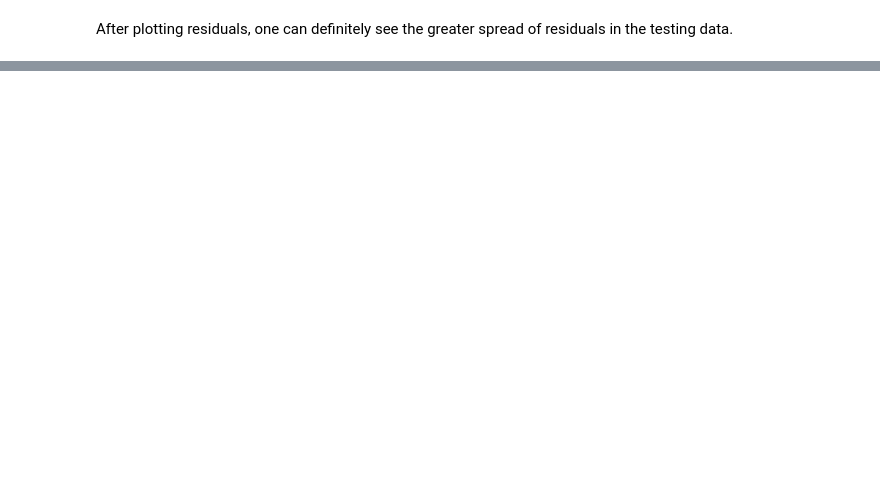
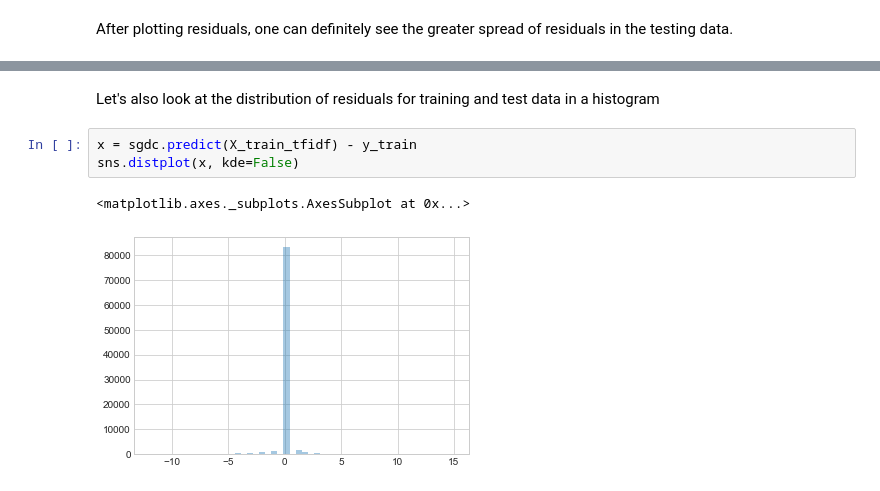
Before and after one commit to tcbrekke/bootcamp-final-project, a Jupyter notebook: aaron-nlp_working_model.ipynb, the cells around one changed output, grey strips where cells are left out. Drawn from its saved outputs; the diff is of its cells as text; blank space fills up the shorter version.

```diff
--- a/aaron-nlp_working_model.ipynb
+++ b/aaron-nlp_working_model.ipynb
@@ -466,0 +468,8 @@ plt.show()
+# %% [markdown]
+Let's also look at the distribution of residuals for training and test data in a histogram
+# %%
+x = sgdc.predict(X_train_tfidf) - y_train
+sns.distplot(x, kde=False)
+# %% [output]
+<matplotlib.axes._subplots.AxesSubplot at 0x...>
+[figure, added]
```
Also changed, not shown: parts of 11 cells of this notebook, 2 other files.
